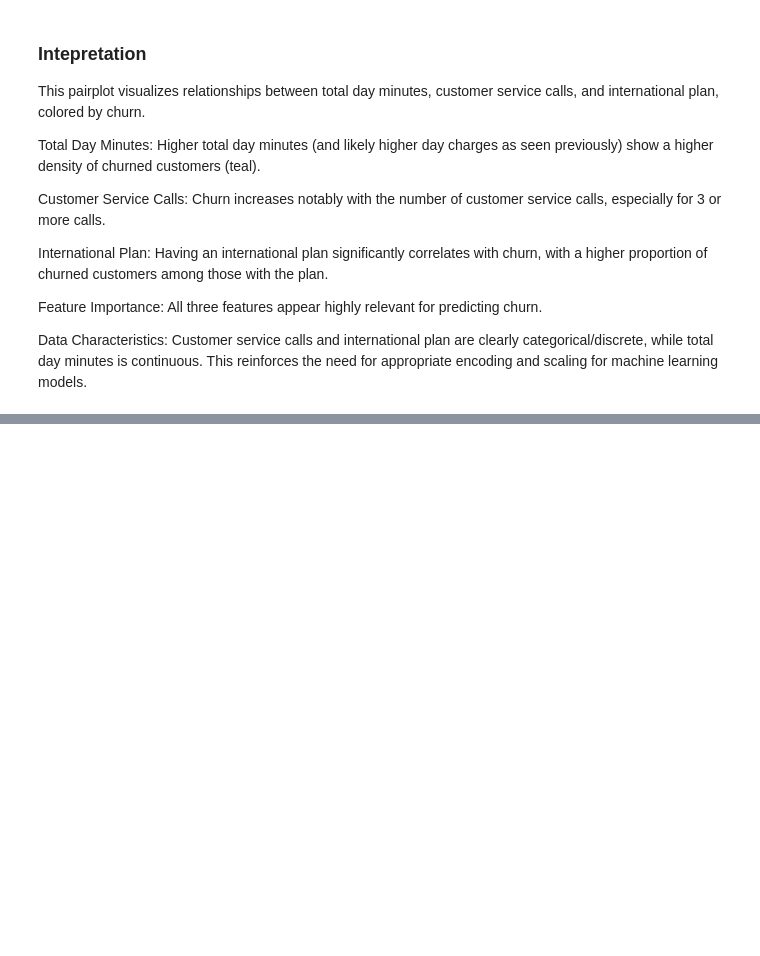
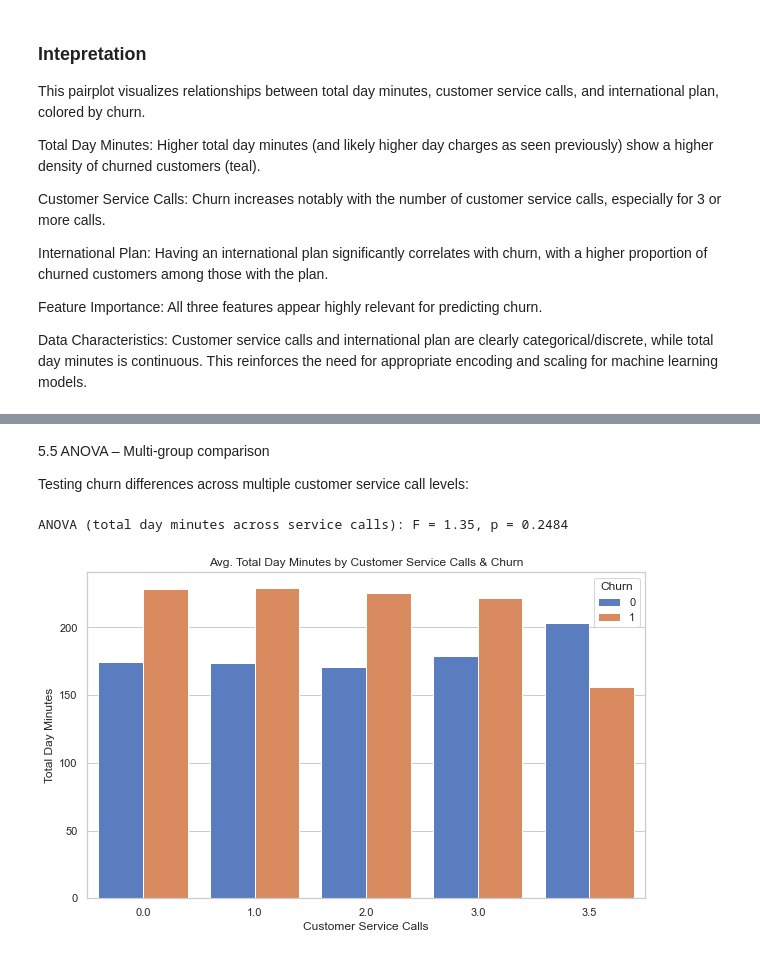
Before and after one commit to Nightingale-Tech/SYRIATEL-CUSTOMER-CHURN, a Jupyter notebook: notebooks/customer churn.ipynb, the cells around one changed output, grey strips where cells are left out. Saved outputs shown, nothing was run; the diff lists cells and outputs as text; code cells hidden in the pictures; blank space fills up the shorter version.

```diff
--- a/notebooks/customer churn.ipynb
+++ b/notebooks/customer churn.ipynb
@@ -367,0 +468,23 @@ Data Characteristics: Customer service calls and international plan are clearly
+# %% [markdown]
+5.5 ANOVA – Multi-group comparison
+
+Testing churn differences across multiple customer service call levels:
+# %%
+from scipy.stats import f_oneway
+
+groups = [group['total day minutes'].values
+          for _, group in df.groupby('customer service calls')]
+
+f_stat, p_val = f_oneway(*groups)
+print(f"ANOVA (total day minutes across service calls): F = {f_stat:.2f}, p = {p_val:.4f}")
+#Bar Plot
+plt.figure(figsize=(10, 6))
+sns.barplot(x='customer service calls', y='total day minutes', hue='churn', data=df, ci=None, palette='muted')
+plt.title("Avg. Total Day Minutes by Customer Service Calls & Churn")
+plt.xlabel("Customer Service Calls")
+plt.ylabel("Total Day Minutes")
+plt.legend(title='Churn')
+plt.show()
+# %% [output]
+ANOVA (total day minutes across service calls): F = 1.35, p = 0.2484
+[figure, added]
```
Also changed, not shown: parts of 13 cells of this notebook.
